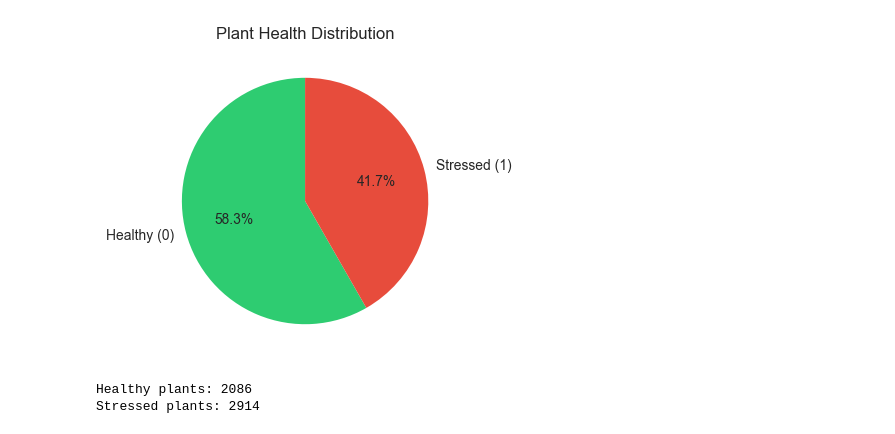
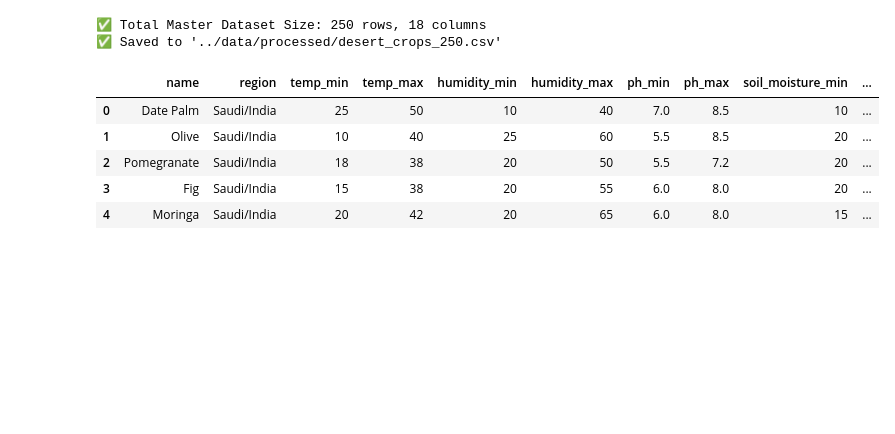
Before and after one commit to NanawalaSaad/Smart-Agri-Tech, a Jupyter notebook: notebooks/01_EDA.ipynb, the cells around one changed output. Saved outputs shown, nothing was run; the diff lists cells and outputs as text; code cells hidden in the pictures; blank space fills up the shorter version.

```diff
--- a/notebooks/01_EDA.ipynb
+++ b/notebooks/01_EDA.ipynb
@@ -83,19 +0,0 @@ plt.savefig('../data/processed/yield_distribution.png')
-# %%
-#Water Stress Count
-plt.figure(figsize=(6, 4))
-
-stress_counts = df['water_stress'].value_counts()
-labels = ['Healthy (0)', 'Stressed (1)']
-colors = ['#2ecc71', '#e74c3c']
-
-plt.pie(stress_counts, labels=labels, colors=colors,autopct='%1.1f%%', startangle=90)
-plt.title('Plant Health Distribution')
-plt.savefig('../data/processed/stress_distribution.png')
-plt.show()
-
-print(f"Healthy plants: {stress_counts[0]}")
-print(f"Stressed plants: {stress_counts[1]}")
-# %% [output]
-[figure, removed]
-Healthy plants: 2086
-Stressed plants: 2914
@@ -101,0 +271,25 @@ Stressed plants: 2914
+# %%
+# Add category labels
+for t in trees: t['category'] = 'Tree'
+for p in plants: p['category'] = 'Plant'
+for d in dry_fruits: d['category'] = 'Dry Fruit'
+
+# Combine all 250 items into DataFrame
+df = pd.DataFrame(trees + plants + dry_fruits)
+
+# Save clean CSV for future notebooks
+os.makedirs('../data/processed', exist_ok=True)
+df.to_csv('../data/processed/desert_crops_250.csv', index=False)
+
+print(f"✅ Total Master Dataset Size: {len(df)} rows, {df.shape[1]} columns")
+print("✅ Saved to '../data/processed/desert_crops_250.csv'")
+df.head()
+# %% [output]
+✅ Total Master Dataset Size: 250 rows, 18 columns
+✅ Saved to '../data/processed/desert_crops_250.csv'
+|  | name | region | temp_min | temp_max | humidity_min | humidity_max | ph_min | ph_max | soil_moisture_min | ... |
+| 0 | Date Palm | Saudi/India | 25 | 50 | 10 | 40 | 7.0 | 8.5 | 10 | ... |
+| 1 | Olive | Saudi/India | 10 | 40 | 25 | 60 | 5.5 | 8.5 | 20 | ... |
+| 2 | Pomegranate | Saudi/India | 18 | 38 | 20 | 50 | 5.5 | 7.2 | 20 | ... |
+| 3 | Fig | Saudi/India | 15 | 38 | 20 | 55 | 6.0 | 8.0 | 20 | ... |
+| 4 | Moringa | Saudi/India | 20 | 42 | 20 | 65 | 6.0 | 8.0 | 15 | ... |
```
Also changed, not shown: parts of 13 cells of this notebook, 30 other files.
